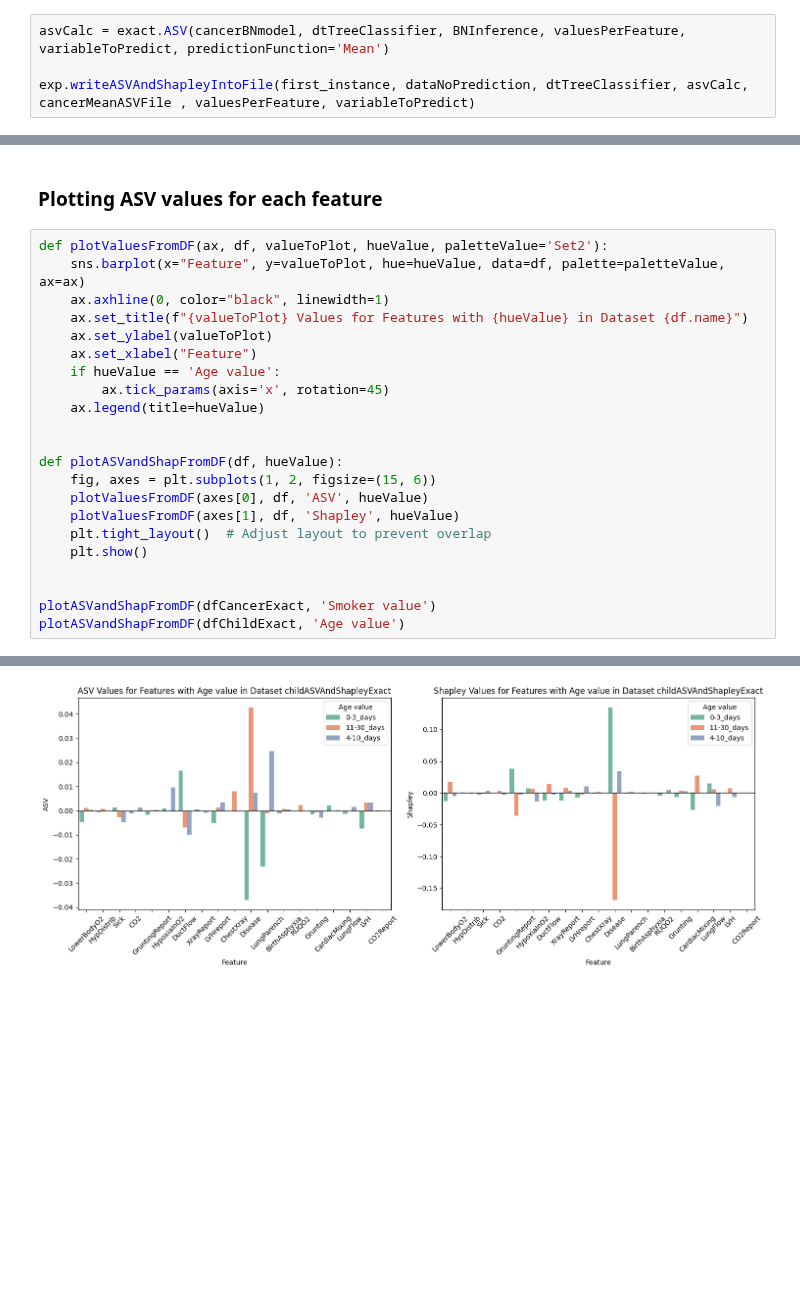
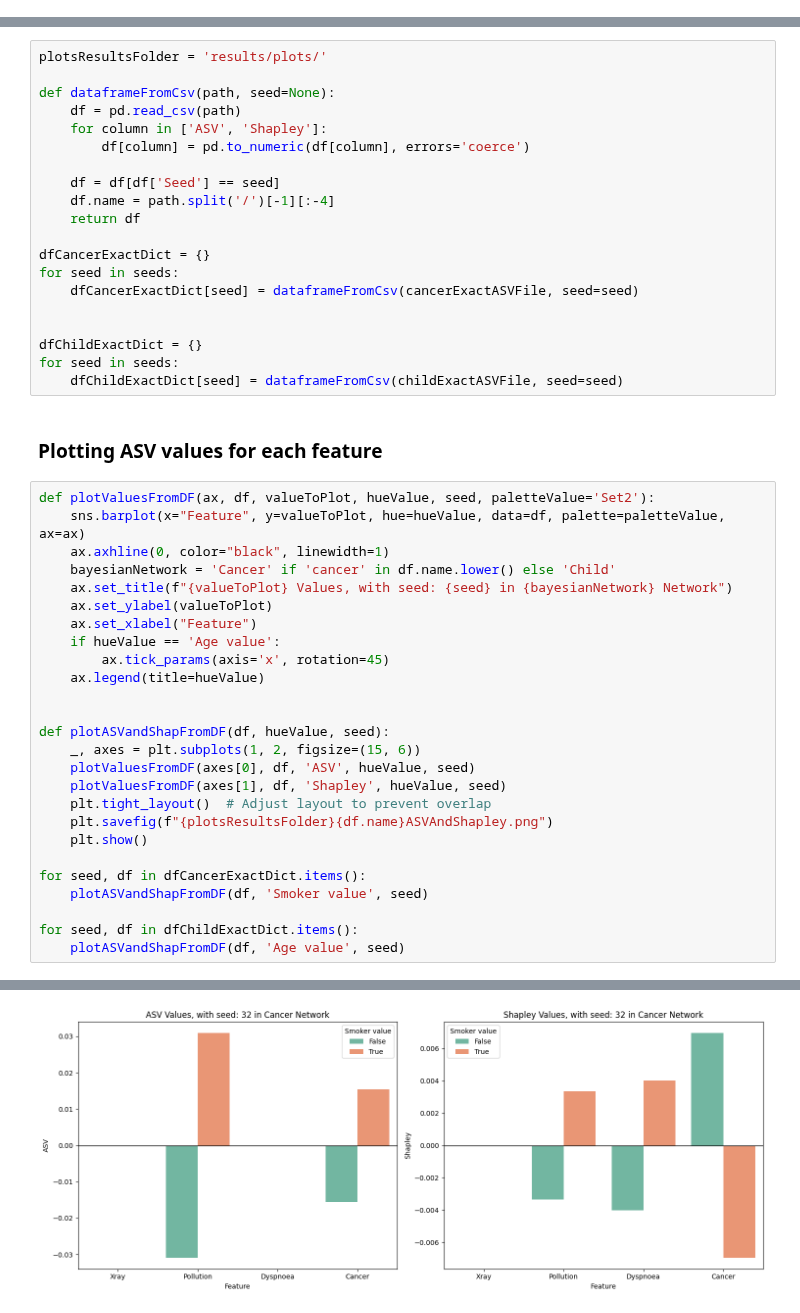
Before and after one commit to EchuCompa/pasantia-BICC, a Jupyter notebook: ASVinBayesianNetworksExperiments.ipynb, the cells around one changed output, grey strips where cells are left out. Cells and saved outputs as stored; diff of their text form; blank space fills up the shorter version.

Commit message:
Added exoeriments with multiple seeds

```diff
--- a/ASVinBayesianNetworksExperiments.ipynb
+++ b/ASVinBayesianNetworksExperiments.ipynb
@@ -44,4 +52,0 @@ The model accuracy is : 0.6916666666666667
-# %%
-asvCalc = exact.ASV(cancerBNmodel, dtTreeClassifier, BNInference, valuesPerFeature, variableToPredict, predictionFunction='Mean')
-
-exp.writeASVAndShapleyIntoFile(first_instance, dataNoPrediction, dtTreeClassifier, asvCalc, cancerMeanASVFile , valuesPerFeature, variableToPredict)
@@ -106,10 +92,31 @@ for column in ['ASV', 'Shapley']:
+# %%
+plotsResultsFolder = 'results/plots/'
+
+def dataframeFromCsv(path, seed=None):
+    df = pd.read_csv(path)
+    for column in ['ASV', 'Shapley']:
+        df[column] = pd.to_numeric(df[column], errors='coerce')
+
+    df = df[df['Seed'] == seed]
+    df.name = path.split('/')[-1][:-4]
+    return df
+
+dfCancerExactDict = {}
+for seed in seeds:
+    dfCancerExactDict[seed] = dataframeFromCsv(cancerExactASVFile, seed=seed)
+
+
+dfChildExactDict = {}
+for seed in seeds:
+    dfChildExactDict[seed] = dataframeFromCsv(childExactASVFile, seed=seed)
 # %% [markdown]
 ### Plotting ASV values for each feature
 # %%
-def plotValuesFromDF(ax, df, valueToPlot, hueValue, paletteValue='Set2'):
+def plotValuesFromDF(ax, df, valueToPlot, hueValue, seed, paletteValue='Set2'):
     sns.barplot(x="Feature", y=valueToPlot, hue=hueValue, data=df, palette=paletteValue, ax=ax)
     ax.axhline(0, color="black", linewidth=1)
-    ax.set_title(f"{valueToPlot} Values for Features with {hueValue} in Dataset {df.name}")
+    bayesianNetwork = 'Cancer' if 'cancer' in df.name.lower() else 'Child'
+    ax.set_title(f"{valueToPlot} Values, with seed: {seed} in {bayesianNetwork} Network")
     ax.set_ylabel(valueToPlot)
     ax.set_xlabel("Feature")
     if hueValue == 'Age value':
@@ -117,14 +124,17 @@ def plotValuesFromDF(ax, df, valueToPlot, hueValue, paletteValue='Set2'):
     ax.legend(title=hueValue)
 
 
-def plotASVandShapFromDF(df, hueValue):
-    fig, axes = plt.subplots(1, 2, figsize=(15, 6))
-    plotValuesFromDF(axes[0], df, 'ASV', hueValue)
-    plotValuesFromDF(axes[1], df, 'Shapley', hueValue)
+def plotASVandShapFromDF(df, hueValue, seed):
+    _, axes = plt.subplots(1, 2, figsize=(15, 6))
+    plotValuesFromDF(axes[0], df, 'ASV', hueValue, seed)
+    plotValuesFromDF(axes[1], df, 'Shapley', hueValue, seed)
     plt.tight_layout()  # Adjust layout to prevent overlap
+    plt.savefig(f"{plotsResultsFolder}{df.name}ASVAndShapley.png")
     plt.show()
 
+for seed, df in dfCancerExactDict.items():
+    plotASVandShapFromDF(df, 'Smoker value', seed)
 
-plotASVandShapFromDF(dfCancerExact, 'Smoker value')
-plotASVandShapFromDF(dfChildExact, 'Age value')
+for seed, df in dfChildExactDict.items():
+    plotASVandShapFromDF(df, 'Age value', seed)
 # %% [output]
@@ -132 +142 @@ plotASVandShapFromDF(dfChildExact, 'Age value')
-[figure, old version]
+[figure, new version]
```
Also changed, not shown: parts of 18 cells of this notebook, 18 other files.
